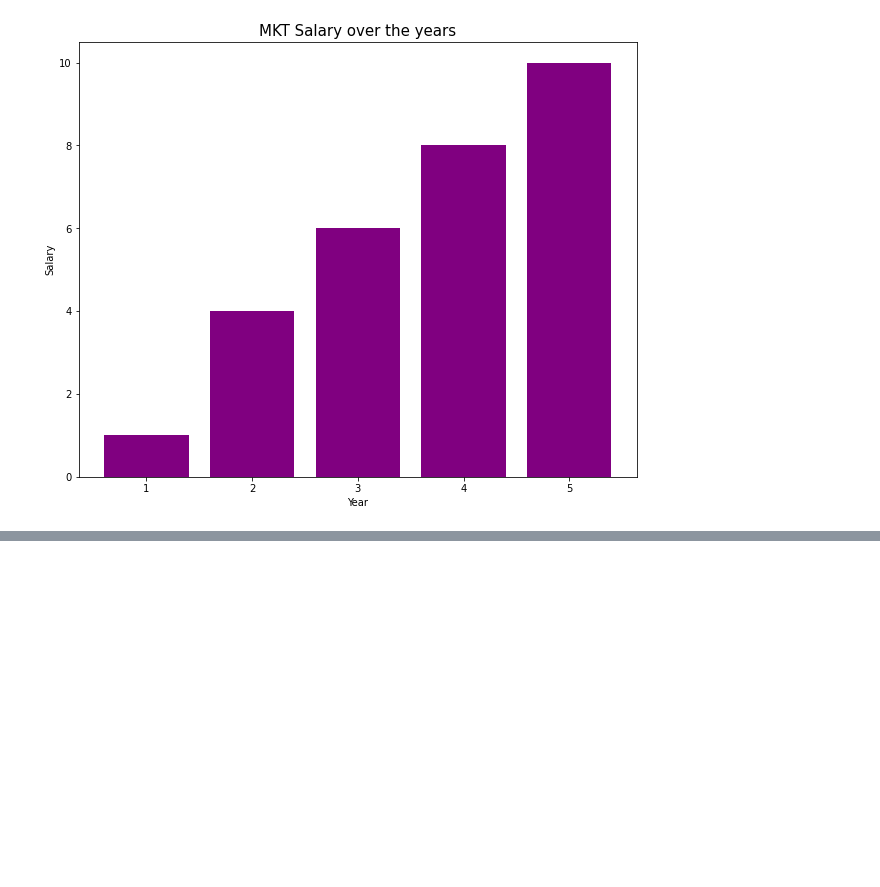
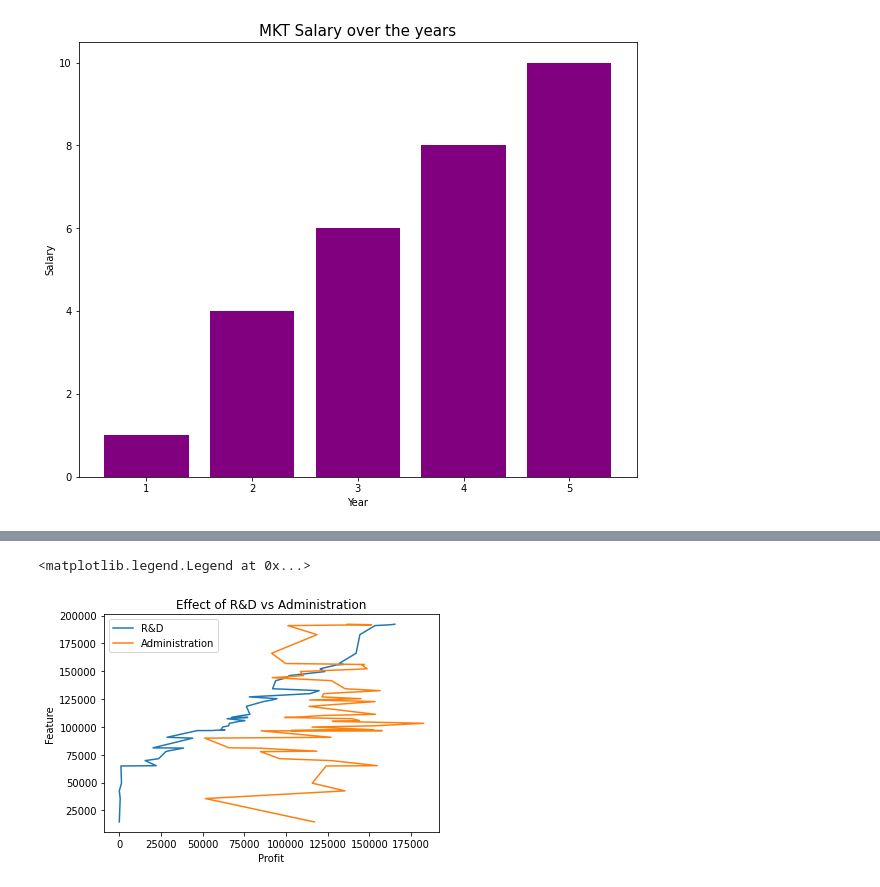
Before and after one commit to El-Nico/data-visualization-communication-with-python, a Jupyter notebook: Matplotlib_1.ipynb, the cells around one changed output, grey strips where cells are left out. Saved outputs shown, nothing was run; the diff lists cells and outputs as text; code cells hidden in the pictures; blank space fills up the shorter version.

```diff
--- a/Matplotlib_1.ipynb
+++ b/Matplotlib_1.ipynb
@@ -223,0 +226,3 @@ plt.bar(x,y, color= 'purple')
+# %%
+dataset= pd.read_csv('https://raw.githubusercontent.com/El-Nico/data-visualization-communication-with-python/main/Datasets-20210929/50_Startups.csv')
+dataset.head(10)
@@ -223,0 +243,5 @@ plt.bar(x,y, color= 'purple')
+# %%
+adm = dataset['Administration']
+rd= dataset['R&D Spend']
+profit= dataset['Profit']
+rd, adm
@@ -223,0 +266,12 @@ plt.bar(x,y, color= 'purple')
+# %%
+#compare the R&D and Administration against profit
+
+plt.plot(rd, profit)
+plt.plot(adm, profit)
+plt.xlabel('Profit')
+plt.ylabel('Feature')
+plt.title('Effect of R&D vs Administration')
+plt.legend(['R&D', 'Administration'])
+# %% [output]
+<matplotlib.legend.Legend at 0x...>
+[figure, added]
```
Also changed, not shown: parts of 4 cells of this notebook.
